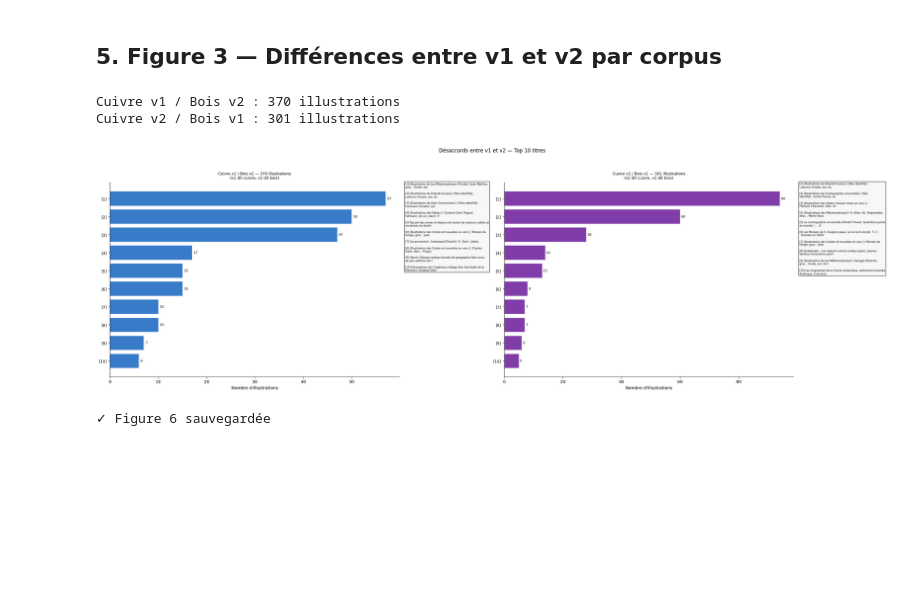
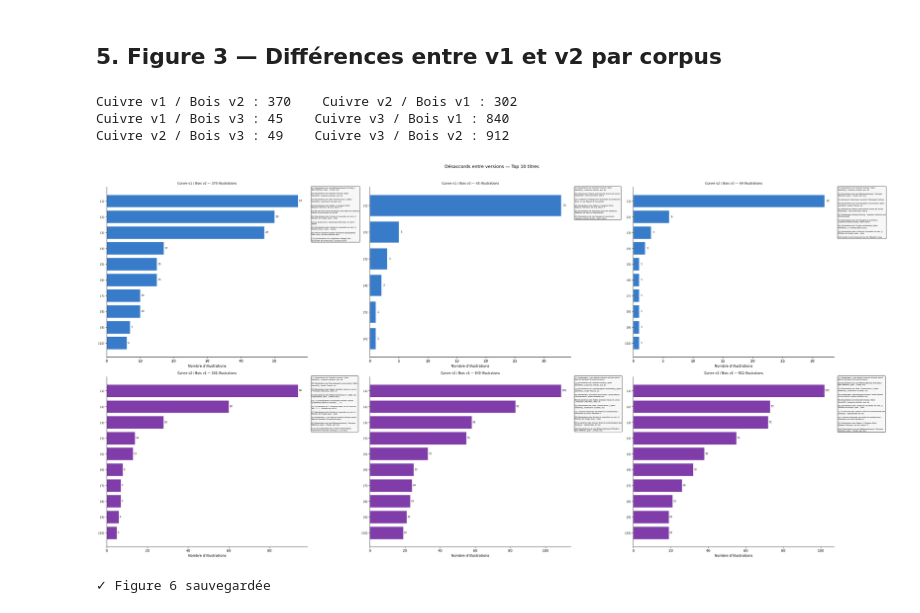
Before and after one commit to amine-sd/gallica-ovide-bnu, a Jupyter notebook: notebooks/analyse/analyse_cuivres.ipynb, the cells around one changed output. Saved outputs shown, nothing was run; the diff lists cells and outputs as text; code cells hidden in the pictures; blank space fills up the shorter version.

Commit message:
Classifieur: bois/cuivre

```diff
--- a/notebooks/analyse/analyse_cuivres.ipynb
+++ b/notebooks/analyse/analyse_cuivres.ipynb
@@ -34,0 +49,4 @@ print(f"  Colonnes IA : {[c for c in df.columns if 'technique_ia' in c]}")
+# %%
+import pandas as pd
+df = pd.read_csv("../../resultats/csv/salomon_enrichi_segmente.csv")
+print(f"CSV rechargé : {len(df)} résultats")
@@ -189,74 +888,72 @@ print("✓ Figure 2 sauvegardée")
 # %% [markdown]
 ## 5. Figure 3 — Différences entre v1 et v2 par corpus
 # %%
-# ── Différences entre v1 et v2 ───────────────────────────────
-df_v1_seul = df[(df["technique_ia_v1"] == "cuivre") &
-                (df["technique_ia_v2"] == "bois")].copy()
+# ── Désaccords entre les trois versions ──────────────────────
+df_v1v2 = df[(df["technique_ia_v1"] == "cuivre") & (df["technique_ia_v2"] == "bois")].copy()
+df_v2v1 = df[(df["technique_ia_v2"] == "cuivre") & (df["technique_ia_v1"] == "bois")].copy()
+df_v1v3 = df[(df["technique_ia_v1"] == "cuivre") & (df["technique_ia_v3"] == "bois")].copy()
+df_v3v1 = df[(df["technique_ia_v3"] == "cuivre") & (df["technique_ia_v1"] == "bois")].copy()
+df_v2v3 = df[(df["technique_ia_v2"] == "cuivre") & (df["technique_ia_v3"] == "bois")].copy()
+df_v3v2 = df[(df["technique_ia_v3"] == "cuivre") & (df["technique_ia_v2"] == "bois")].copy()
 
-df_v2_seul = df[(df["technique_ia_v2"] == "cuivre") &
-                (df["technique_ia_v1"] == "bois")].copy()
+print(f"Cuivre v1 / Bois v2 : {len(df_v1v2)}    Cuivre v2 / Bois v1 : {len(df_v2v1)}")
+print(f"Cuivre v1 / Bois v3 : {len(df_v1v3)}    Cuivre v3 / Bois v1 : {len(df_v3v1)}")
+print(f"Cuivre v2 / Bois v3 : {len(df_v2v3)}    Cuivre v3 / Bois v2 : {len(df_v3v2)}")
 
-print(f"Cuivre v1 / Bois v2 : {len(df_v1_seul)} illustrations")
-print(f"Cuivre v2 / Bois v1 : {len(df_v2_seul)} illustrations")
+fig, axes = plt.subplots(2, 3, figsize=(32, 16))
+fig.suptitle("Désaccords entre versions — Top 10 titres\n", fontsize=13, y=1.0)
 
-fig, axes = plt.subplots(1, 2, figsize=(26, 8))
-fig.suptitle(
-    "Désaccords entre v1 et v2 — Top 10 titres\n",
-    fontsize=12, y=1.01
-)
+paires = [
+    (df_v1v2, "Cuivre v1 / Bois v2", "#1565c0"),
+    (df_v1v3, "Cuivre v1 / Bois v3", "#1565c0"),
+    (df_v2v3, "Cuivre v2 / Bois v3", "#1565c0"),
+    (df_v2v1, "Cuivre v2 / Bois v1", "#6a1b9a"),
+    (df_v3v1, "Cuivre v3 / Bois v1", "#6a1b9a"),
+    (df_v3v2, "Cuivre v3 / Bois v2", "#6a1b9a"),
+]
 
-for ax, (df_v, label, color) in zip(axes, [
-    (df_v1_seul,
-     f"Cuivre v1 / Bois v2 — {len(df_v1_seul)} illustrations\n"
-     "(v1 dit cuivre, v2 dit bois)",
-     "#1565c0"),
-    (df_v2_seul,
-     f"Cuivre v2 / Bois v1 — {len(df_v2_seul)} illustrations\n"
-     "(v2 dit cuivre, v1 dit bois)",
-     "#6a1b9a"),
-]):
+for ax, (df_v, label, color) in zip(axes.flatten(), paires):
+    label_full = f"{label} — {len(df_v)} illustrations"
     if len(df_v) == 0:
         ax.text(0.5, 0.5, "Aucun désaccord",
                 ha="center", va="center", transform=ax.transAxes, fontsize=12)
-        ax.set_title(label, fontsize=9)
+        ax.set_title(label_full, fontsize=9)
+        ax.axis("off")
         continue
-
     titre_counts  = df_v["titre"].value_counts().head(10)
     labels_courts = [f"[{i+1}]" for i in range(len(titre_counts))]
-
     bars = ax.barh(
         range(len(titre_counts)),
         titre_counts.values,
         color=color, alpha=0.85, edgecolor="white"
     )
     ax.set_yticks(range(len(titre_counts)))
-    ax.set_yticklabels(labels_courts, fontsize=9)
+    ax.set_yticklabels(labels_courts, fontsize=8)
     ax.invert_yaxis()
     ax.set_xlabel("Nombre d'illustrations")
-    ax.set_title(label, fontsize=9, pad=8)
+    ax.set_title(label_full, fontsize=9, pad=8)
     ax.spines["top"].set_visible(False)
     ax.spines["right"].set_visible(False)
-
     for bar, val in zip(bars, titre_counts.values):
         ax.text(bar.get_width() + 0.3,
                 bar.get_y() + bar.get_height() / 2,
-                str(val), va="center", fontsize=8)
-
+                str(val), va="center", fontsize=7)
     legende = "\n\n".join(
-        [f"[{i+1}] {textwrap.fill(str(t), width=60)}"
+        [f"[{i+1}] {textwrap.fill(str(t), width=50)}"
          for i, t in enumerate(titre_counts.index)]
     )
     ax.text(1.02, 1.0, legende,
             transform=ax.transAxes,
-            fontsize=6, va="top", ha="left",
+            fontsize=5, va="top", ha="left",
             bbox=dict(boxstyle="round", facecolor="#f5f5f5", alpha=0.8))
 
 plt.tight_layout()
-plt.savefig(f"{DOSSIER_VIZ}/06_desaccords_v1_v2.png", dpi=150, bbox_inches="tight")
+plt.savefig(f"{DOSSIER_VIZ}/06_desaccords_v1_v2_v3.png", dpi=150, bbox_inches="tight")
 plt.show()
 print("✓ Figure 6 sauvegardée")
 # %% [output]
-Cuivre v1 / Bois v2 : 370 illustrations
-Cuivre v2 / Bois v1 : 301 illustrations
+Cuivre v1 / Bois v2 : 370    Cuivre v2 / Bois v1 : 302
+Cuivre v1 / Bois v3 : 45    Cuivre v3 / Bois v1 : 840
+Cuivre v2 / Bois v3 : 49    Cuivre v3 / Bois v2 : 912
-[figure, old version]
+[figure, new version]
 ✓ Figure 6 sauvegardée
```
Also changed, not shown: parts of 16 cells of this notebook, 10 other files.
